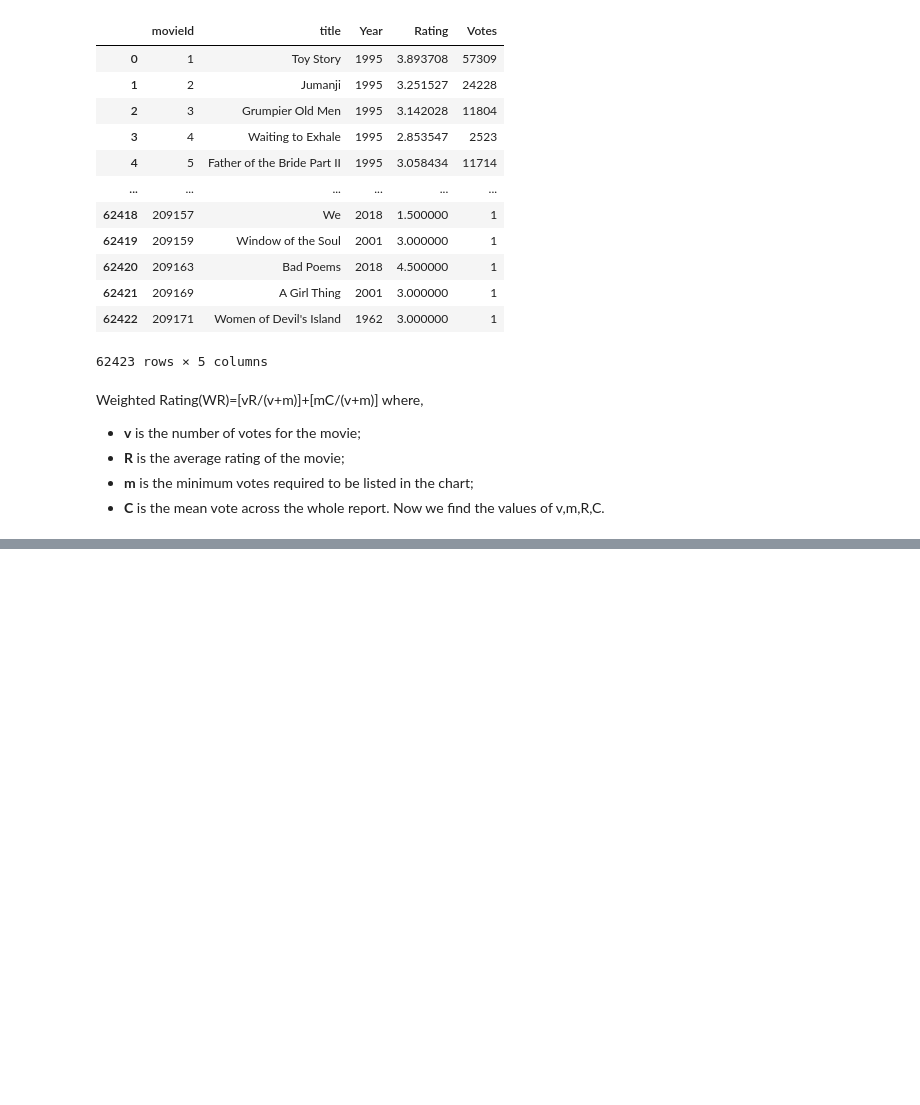
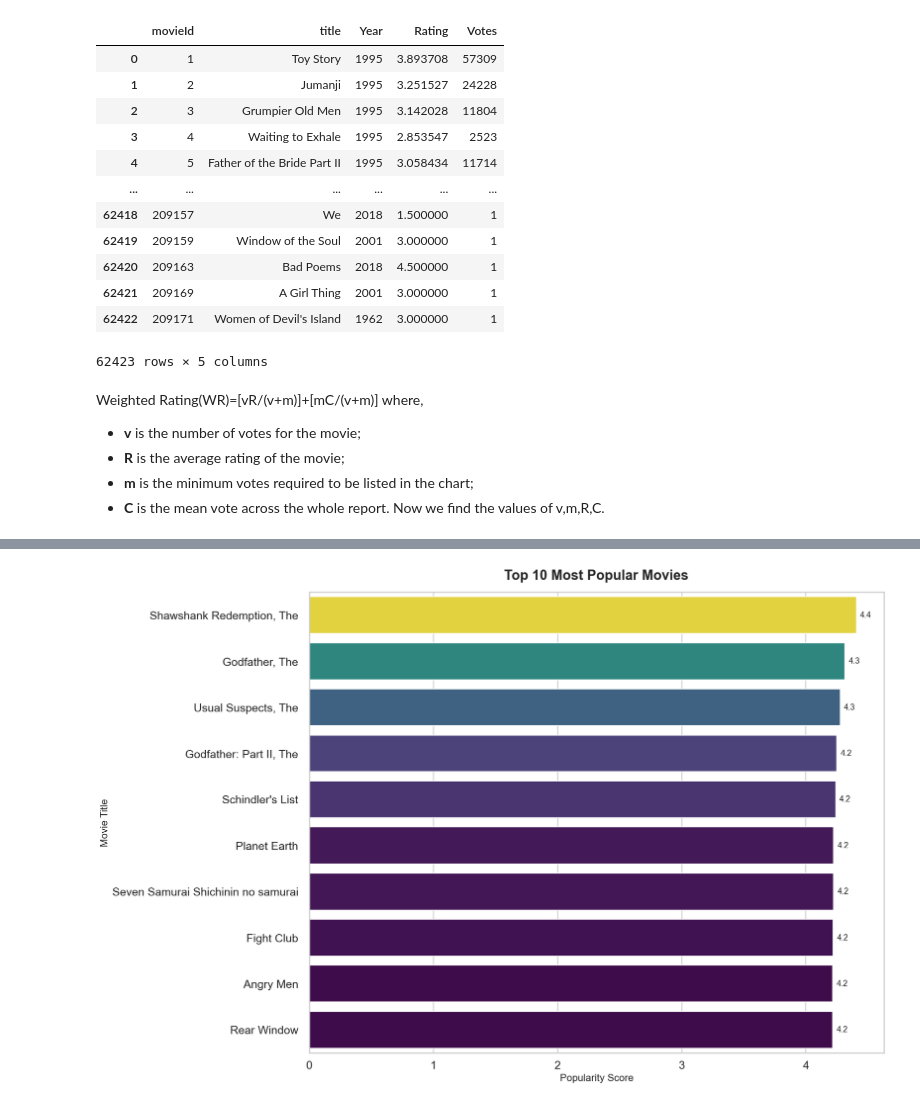
Before and after one commit to Youssef3082004/Movies_Recommendation_Systems, a Jupyter notebook: Popularity Model.ipynb, the cells around one changed output, grey strips where cells are left out. Drawn from its saved outputs; the diff is of its cells as text; code cells hidden in the pictures; blank space fills up the shorter version.

Commit message:
Add Popularity Graph for top 10 Movies

```diff
--- a/Popularity Model.ipynb
+++ b/Popularity Model.ipynb
@@ -186,4 +186,4 @@ def Weighted_Rating(v:float,R:float):
 # %%
 new_df["Popularity_Score"] = new_df.apply(lambda dataset: Weighted_Rating(v=dataset["Votes"],R=dataset["Rating"]),axis=1)
 # %%
-new_df.sort_values(by="Popularity_Score",ascending=False,ignore_index=True)
+top_Ten = new_df.sort_values(by="Popularity_Score",ascending=False,ignore_index=True)
@@ -203,0 +204,18 @@ new_df.sort_values(by="Popularity_Score",ascending=False,ignore_index=True)
+# %%
+sns.set_theme(style="whitegrid",context="talk",font_scale=1.1)
+plt.figure(figsize=(18, 12))
+
+ax = sns.barplot(x="Popularity_Score",y="title",data=top_Ten[0:10],palette="viridis",hue="Popularity_Score",legend=False)
+
+ax.set_title("Top 10 Most Popular Movies",fontsize=22,weight="bold",pad=20)
+
+ax.set_xlabel("Popularity Score", fontsize=16)
+ax.set_ylabel("Movie Title", fontsize=16)
+
+for container in ax.containers:
+    ax.bar_label(container, fmt="%.1f", padding=6, fontsize=13)
+
+plt.tight_layout()
+plt.show()
+# %% [output]
+[figure, added]
```
Also changed, not shown: parts of 4 cells of this notebook.
